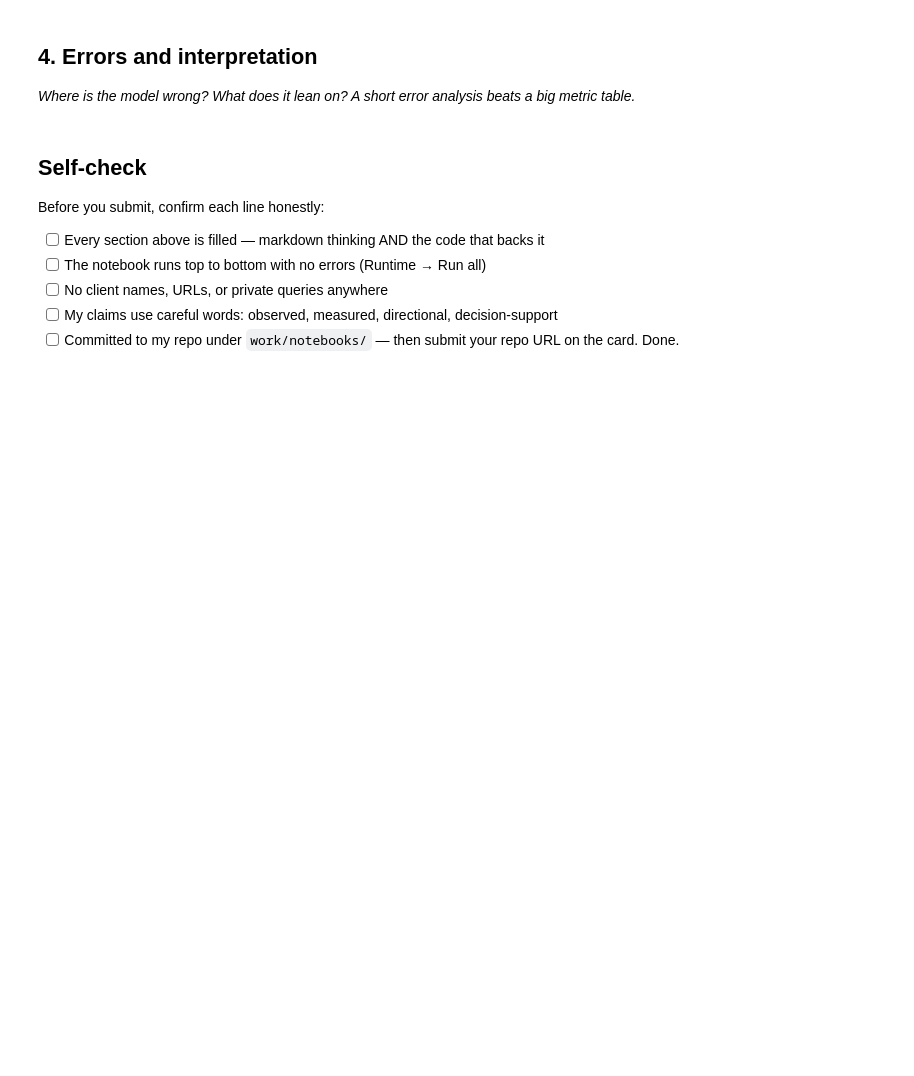
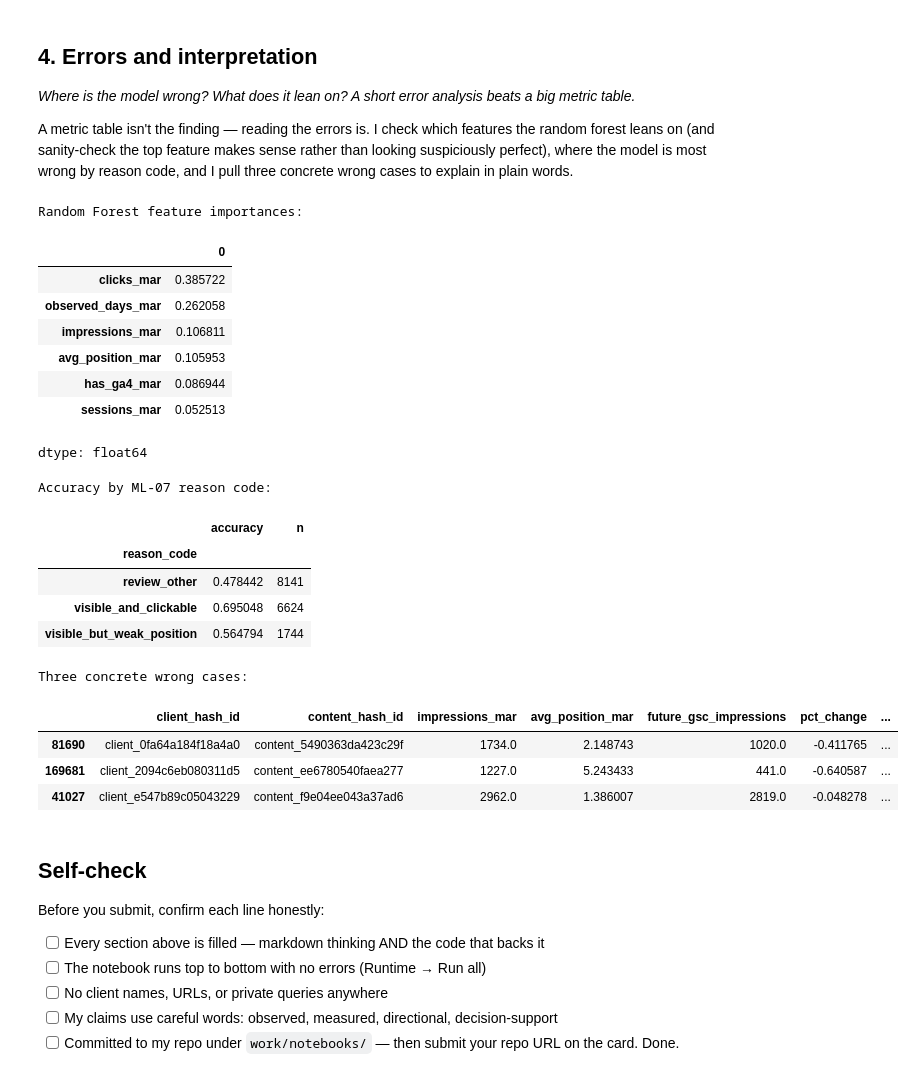
Before and after one commit to krithi-ks/flyrankAI-ML, a Jupyter notebook: work/notebooks/w05_model.ipynb, the cells around one changed output. Saved outputs shown, nothing was run; the diff lists cells and outputs as text; code cells hidden in the pictures; blank space fills up the shorter version.

```diff
--- a/work/notebooks/w05_model.ipynb
+++ b/work/notebooks/w05_model.ipynb
@@ -31,3 +271,5 @@ This skeleton is yours to fill. Work the sections **in order** — each one has
 ## 4. Errors and interpretation
 
 *Where is the model wrong? What does it lean on? A short error analysis beats a big metric table.*
+
+A metric table isn't the finding — reading the errors is. I check which features the random forest leans on (and sanity-check the top feature makes sense rather than looking suspiciously perfect), where the model is most wrong by reason code, and I pull three concrete wrong cases to explain in plain words.
@@ -37,3 +276,59 @@ This skeleton is yours to fill. Work the sections **in order** — each one has
+# %%
+# This cell is for CODE (numbers, a query, a check).
+# Write your text answer in the cell ABOVE this one — typing sentences here breaks Run All.
+
+
+# Feature importances
+importances = pd.Series(
+    rf_pipe.named_steps["clf"].feature_importances_, index=FEATURE_COLS
+).sort_values(ascending=False)
+print("Random Forest feature importances:")
+display(importances)
+
+# Error breakdown by baseline reason_code — where is the model most wrong?
+test_df = test_df.copy()
+test_df["rf_prob"] = rf_scores
+test_df["rf_pred"] = (test_df["rf_prob"] >= 0.5).astype(int)
+test_df["correct"] = (test_df["rf_pred"] == test_df["future_outcome"]).astype(int)
+
+error_by_reason = test_df.groupby("reason_code")["correct"].agg(["mean", "count"])
+error_by_reason.columns = ["accuracy", "n"]
+print("\nAccuracy by ML-07 reason code:")
+display(error_by_reason)
+
+# Three concrete wrong cases
+false_negatives = test_df[(test_df["future_outcome"] == 1) & (test_df["rf_pred"] == 0)] \
+    .sort_values("rf_prob").head(2)
+false_positives = test_df[(test_df["future_outcome"] == 0) & (test_df["rf_pred"] == 1)] \
+    .sort_values("rf_prob", ascending=False).head(1)
+
+wrong_cases = pd.concat([false_negatives, false_positives])[
+    ["client_hash_id", "content_hash_id", "impressions_mar", "avg_position_mar",
+     "future_gsc_impressions", "pct_change", "rf_prob", "future_outcome"]
+]
+print("\nThree concrete wrong cases:")
+display(wrong_cases)
+# %% [output]
+Random Forest feature importances:
+|  | 0 |
+| clicks_mar | 0.385722 |
+| observed_days_mar | 0.262058 |
+| impressions_mar | 0.106811 |
+| avg_position_mar | 0.105953 |
+| has_ga4_mar | 0.086944 |
+| sessions_mar | 0.052513 |
+dtype: float64
+Accuracy by ML-07 reason code:
+|  | accuracy | n |
+| reason_code |  |  |
+| review_other | 0.478442 | 8141 |
+| visible_and_clickable | 0.695048 | 6624 |
+| visible_but_weak_position | 0.564794 | 1744 |
+Three concrete wrong cases:
+|  | client_hash_id | content_hash_id | impressions_mar | avg_position_mar | future_gsc_impressions | pct_change | ... |
+| 81690 | client_0fa64a184f18a4a0 | content_5490363da423c29f | 1734.0 | 2.148743 | 1020.0 | -0.411765 | ... |
+| 169681 | client_2094c6eb080311d5 | content_ee6780540faea277 | 1227.0 | 5.243433 | 441.0 | -0.640587 | ... |
+| 41027 | client_e547b89c05043229 | content_f9e04ee043a37ad6 | 2962.0 | 1.386007 | 2819.0 | -0.048278 | ... |
 # %% [markdown]
 ## Self-check
 
```
Also changed, not shown: parts of 14 cells of this notebook.
